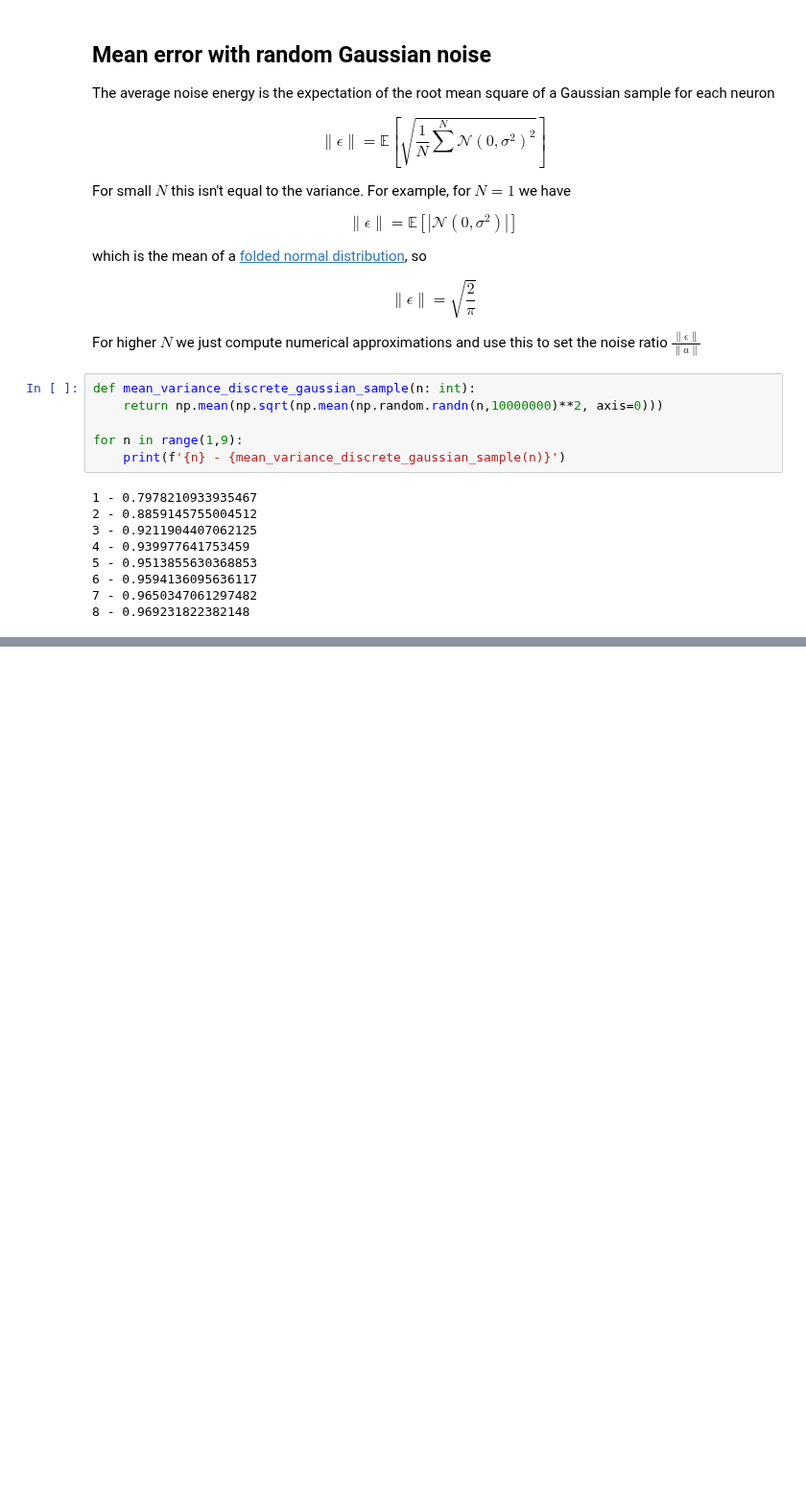
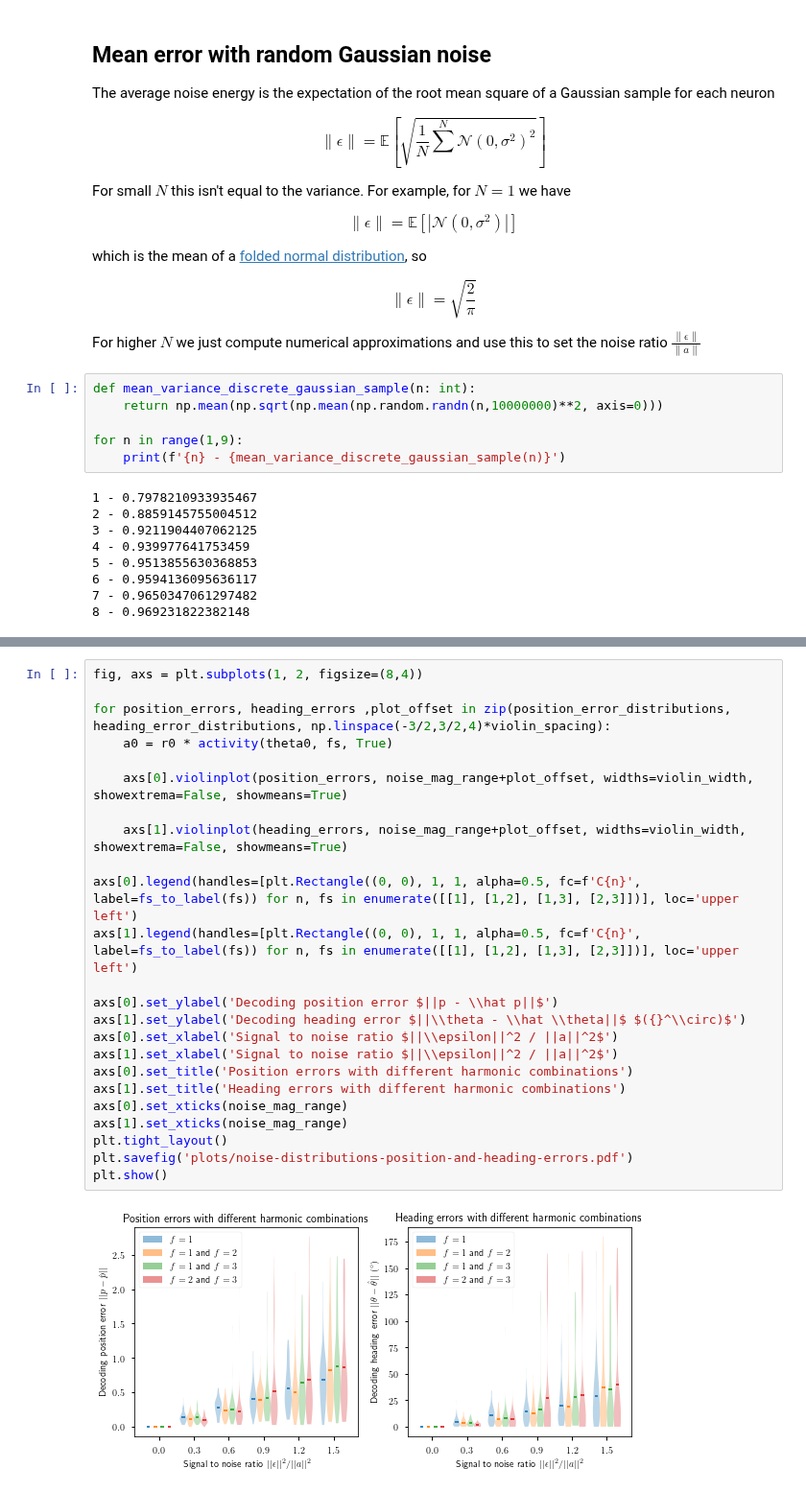
Before and after one commit to Dominic-DallOsto/insect-navigation-sinusoidal-optimality, a Jupyter notebook: noise affected multiple harmonics encoding.ipynb, the cells around one changed output, grey strips where cells are left out. Shown at 96% size. Saved outputs shown, nothing was run; the diff lists cells and outputs as text; blank space fills up the shorter version.

```diff
--- a/noise affected multiple harmonics encoding.ipynb
+++ b/noise affected multiple harmonics encoding.ipynb
@@ -700,0 +717,26 @@ plt.show()
+# %%
+fig, axs = plt.subplots(1, 2, figsize=(8,4))
+
+for position_errors, heading_errors ,plot_offset in zip(position_error_distributions, heading_error_distributions, np.linspace(-3/2,3/2,4)*violin_spacing):
+	a0 = r0 * activity(theta0, fs, True)
+
+	axs[0].violinplot(position_errors, noise_mag_range+plot_offset, widths=violin_width, showextrema=False, showmeans=True)
+
+	axs[1].violinplot(heading_errors, noise_mag_range+plot_offset, widths=violin_width, showextrema=False, showmeans=True)
+
+axs[0].legend(handles=[plt.Rectangle((0, 0), 1, 1, alpha=0.5, fc=f'C{n}', label=fs_to_label(fs)) for n, fs in enumerate([[1], [1,2], [1,3], [2,3]])], loc='upper left')
+axs[1].legend(handles=[plt.Rectangle((0, 0), 1, 1, alpha=0.5, fc=f'C{n}', label=fs_to_label(fs)) for n, fs in enumerate([[1], [1,2], [1,3], [2,3]])], loc='upper left')
+
+axs[0].set_ylabel('Decoding position error $||p - \\hat p||$')
+axs[1].set_ylabel('Decoding heading error $||\\theta - \\hat \\theta||$ $({}^\\circ)$')
+axs[0].set_xlabel('Signal to noise ratio $||\\epsilon||^2 / ||a||^2$')
+axs[1].set_xlabel('Signal to noise ratio $||\\epsilon||^2 / ||a||^2$')
+axs[0].set_title('Position errors with different harmonic combinations')
+axs[1].set_title('Heading errors with different harmonic combinations')
+axs[0].set_xticks(noise_mag_range)
+axs[1].set_xticks(noise_mag_range)
+plt.tight_layout()
+plt.savefig('plots/noise-distributions-position-and-heading-errors.pdf')
+plt.show()
+# %% [output]
+[figure, added]
```
Also changed, not shown: parts of 4 cells of this notebook, 1 other file.
